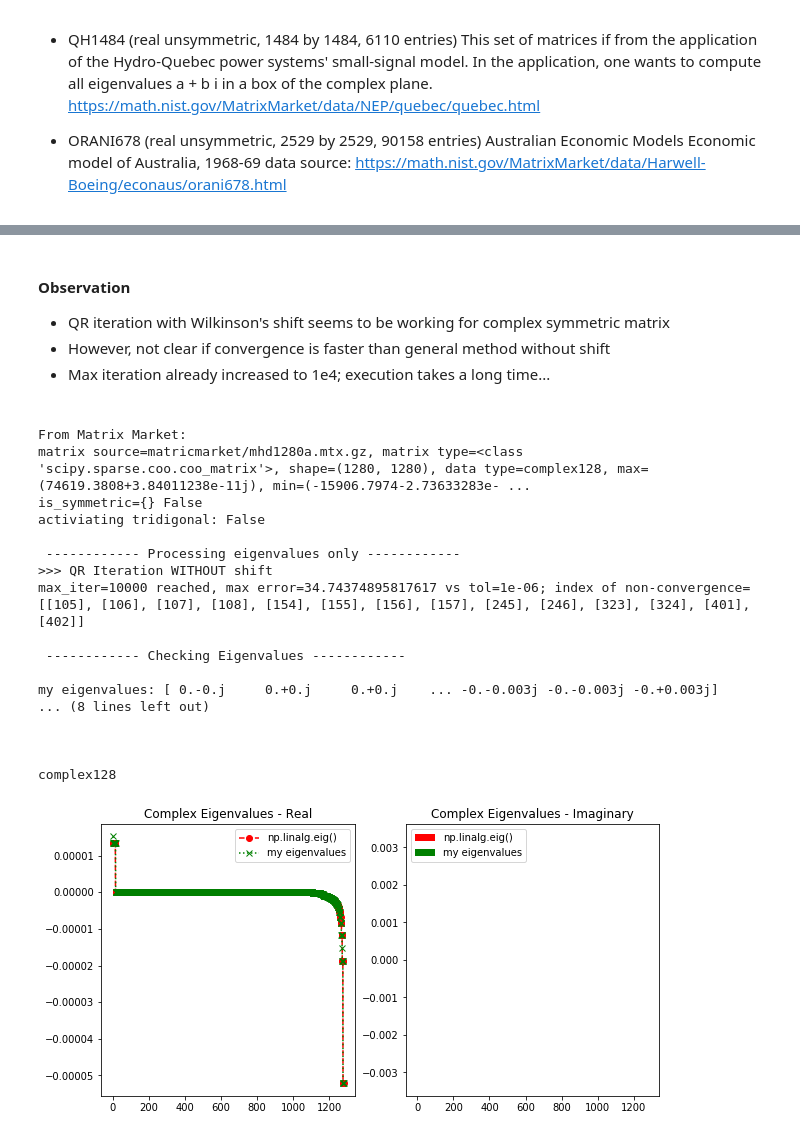
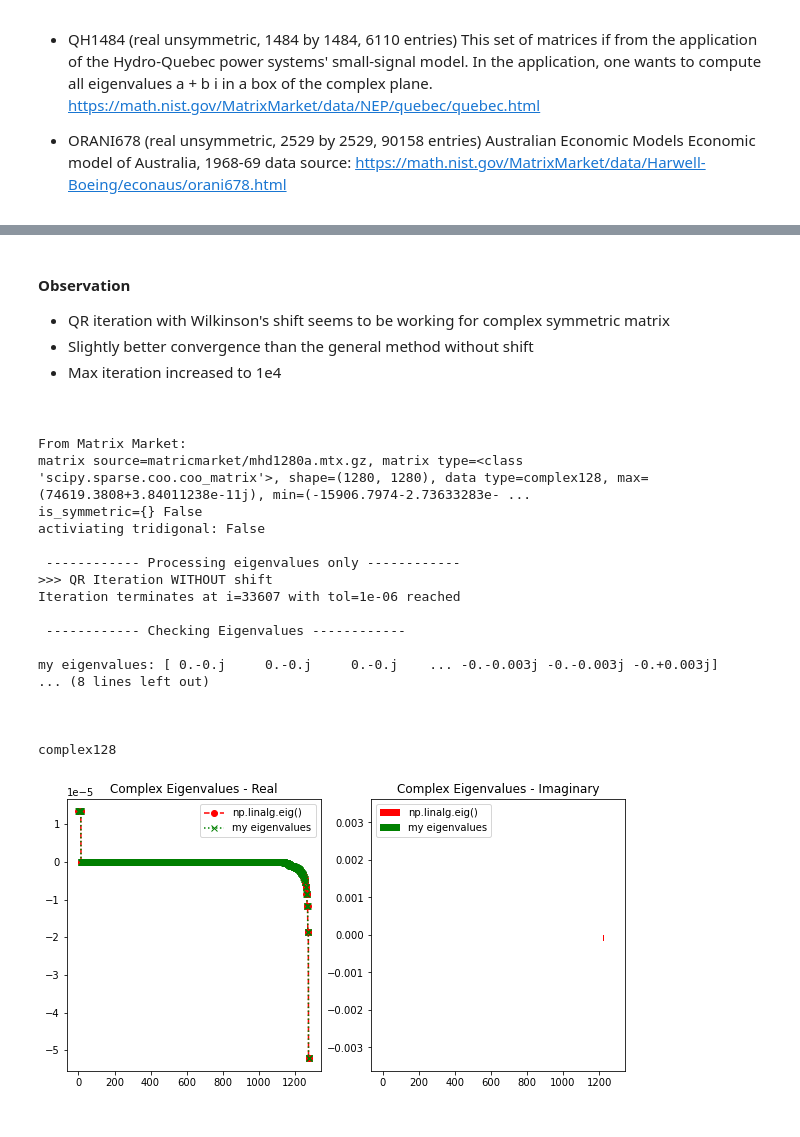
Before and after one commit to claire3z/NumericalLinearAlgebra2022, a Jupyter notebook: NLA_EXAM_CSUN.ipynb, the cells around one changed output, grey strips where cells are left out. Cells and saved outputs as stored; diff of their text form; code cells hidden in the pictures.

```diff
--- a/NLA_EXAM_CSUN.ipynb
+++ b/NLA_EXAM_CSUN.ipynb
@@ -1497,7 +1635,7 @@ print("=========================================================================
 print('Testing eigen_solver() on Random REAL Matrices')
 print("====================================================================================")
 
-for A in RANDOM_REAL_MATRICES[-1:]:
+for A in RANDOM_REAL_MATRICES[1:2]:
     print('\nREAL >>> Input shape = {}\n'.format(A.shape))
 
     w,v = np.linalg.eig(A)
@@ -1537,7 +1692,7 @@ print("=========================================================================
 print('Testing eigen_solver() on Random COMPLEX Matrices')
 print("====================================================================================")
 
-for A in RANDOM_COMPLEX_MATRICES[-1:]:
+for A in RANDOM_COMPLEX_MATRICES[1:2]:
     print('\nCOMPLEX >>> Input shape = {}\n'.format(A.shape))
 
     w,v = np.linalg.eig(A)
@@ -1834,6 +1939,14 @@ def eigen_solver_realsymmetric(H, S, max_iter, tol, eigvec):
 # Visualization
 
 def plot_eigenvalues_real(w_sorted,eigenvalues):
+
+    '''Plotting line chart for two sets of REAL eigenvalues in comparison
+    Input   ----------------------------------------------
+            w_sorted: eigenvalues from np.linalg.eig(), sorted in descending order by magnitude
+            eigenvalues: eigenvalues from my function, sorted in descending order by magnitude
+    Return  ---------------------------------------------
+            None; chart on display
+    '''
     plt.plot(w_sorted, color='red', marker='o', linestyle='dashed', label = 'np.linalg.eig()')
     plt.plot(eigenvalues, color='green', marker='x', linestyle='dotted', label='my eigenvalues')
     plt.title('Real Eigenvalues')
@@ -1842,6 +1955,14 @@ def plot_eigenvalues_real(w_sorted,eigenvalues):
 
 
 def plot_eigenvalues_complex(w_sorted,eigenvalues):
+
+    '''Plotting line chart for two sets of COMPLEX eigenvalues in comparison
+    Input   ----------------------------------------------
+            w_sorted: eigenvalues from np.linalg.eig(), sorted in descending order by magnitude
+            eigenvalues: eigenvalues from my function, sorted in descending order by magnitude
+    Return  ---------------------------------------------
+            None; two charts on display, one for real parts and the other for imaginary parts
+    '''
     f, ax = plt.subplots(1,2,figsize=(10,5))
     ax[0].plot(w_sorted.real, color='red', marker='o', linestyle='dashed', label = 'np.linalg.eig()')
     ax[0].plot(eigenvalues.real, color='green', marker='x', linestyle='dotted', label='my eigenvalues')
@@ -1985,22 +2108,39 @@ from scipy.io import mmread
 - ORANI678 (real unsymmetric, 2529 by 2529, 90158 entries) Australian Economic Models Economic model of Australia, 1968-69 data source: https://math.nist.gov/MatrixMarket/data/Harwell-Boeing/econaus/orani678.html
 # %%
 def normalize(A):
-    """ normalize a matrix to [-1,1]
+    """ normalize a matrix to between [-1,1]
     """
     scaler = max(abs(A.max()),abs(A.min()))
     return A/scaler, scaler
 
+
 def runtest_matrixmarket(source, matrix_class,shift):
-    """source: str, filename in the form of 'xxxn.mtx.gz'
-    matrix_class: options = [Matrix,RealMatrix, SymmetricRealMatrix]
     """
+    Testing on matrix from matrix market
+    Input   ----------------------------------------------
+            source: str, filename in the form of 'xxxn.mtx.gz'
+            matrix_class: options = [Matrix,RealMatrix, SymmetricRealMatrix]; currently only Matrix option is available
+            shift: None or 'Wilkinson'
+    Return  ---------------------------------------------
+            None; print test results
+    """
+
+    # read data from matrix market format
     A = mmread(source)
     print("From Matrix Market: \nmatrix source={}, matrix type={}, shape={}, data type={}, max={}, min={}"
           .format(source, type(A), A.shape,A.dtype, A.max(),A.min()))
+
+    # convert to np.array
     A = np.asarray(A.todense())
+
+    # normalization
     A, s = normalize(A)
+
+    # wrap into a matrix class object
     a = matrix_class(A, calc_eigvec=False)
     print('is_symmetric={}', a.is_symmetric)
+
+    # run test on eigen_solver()
     a.eigen_solver(shift)
     a.eigen_test(verbose=True)
 # %%
@@ -2175,34 +2351,36 @@ complex128
 # %% [markdown]
-#
+<br>
+
 **Observation**
 - QR iteration with Wilkinson's shift seems to be working for complex symmetric matrix
-- However, not clear if convergence is faster than general method without shift
-- Max iteration already increased to 1e4; execution takes a long time...
-#
+- Slightly better convergence than the general method without shift
+- Max iteration increased to 1e4
+
+<br>
 # %%
-MAX_ITER = 10000
+MAX_ITER = 100000
 
 # Complex unsymmetric
 source = 'matricmarket/mhd1280a.mtx.gz'
 matrix_class = Matrix
 runtest_matrixmarket(source, matrix_class,shift=None)
 # %% [output]
 From Matrix Market:
 matrix source=matricmarket/mhd1280a.mtx.gz, matrix type=<class 'scipy.sparse.coo.coo_matrix'>, shape=(1280, 1280), data type=complex128, max=(74619.3808+3.84011238e-11j), min=(-15906.7974-2.73633283e- ...
 is_symmetric={} False
 activiating tridigonal: False
 
  ------------ Processing eigenvalues only ------------
 >>> QR Iteration WITHOUT shift
-max_iter=10000 reached, max error=34.74374895817617 vs tol=1e-06; index of non-convergence=[[105], [106], [107], [108], [154], [155], [156], [157], [245], [246], [323], [324], [401], [402]]
+Iteration terminates at i=33607 with tol=1e-06 reached
 
  ------------ Checking Eigenvalues ------------
 
-my eigenvalues: [ 0.-0.j     0.+0.j     0.+0.j    ... -0.-0.003j -0.-0.003j -0.+0.003j]
+my eigenvalues: [ 0.-0.j     0.-0.j     0.-0.j    ... -0.-0.003j -0.-0.003j -0.+0.003j]
 ... (8 lines left out)
 
 
 
 complex128
-[figure, old version]
+[figure, new version]
 # %%
```
Also changed, not shown: parts of 55 cells of this notebook, 1 other file.
